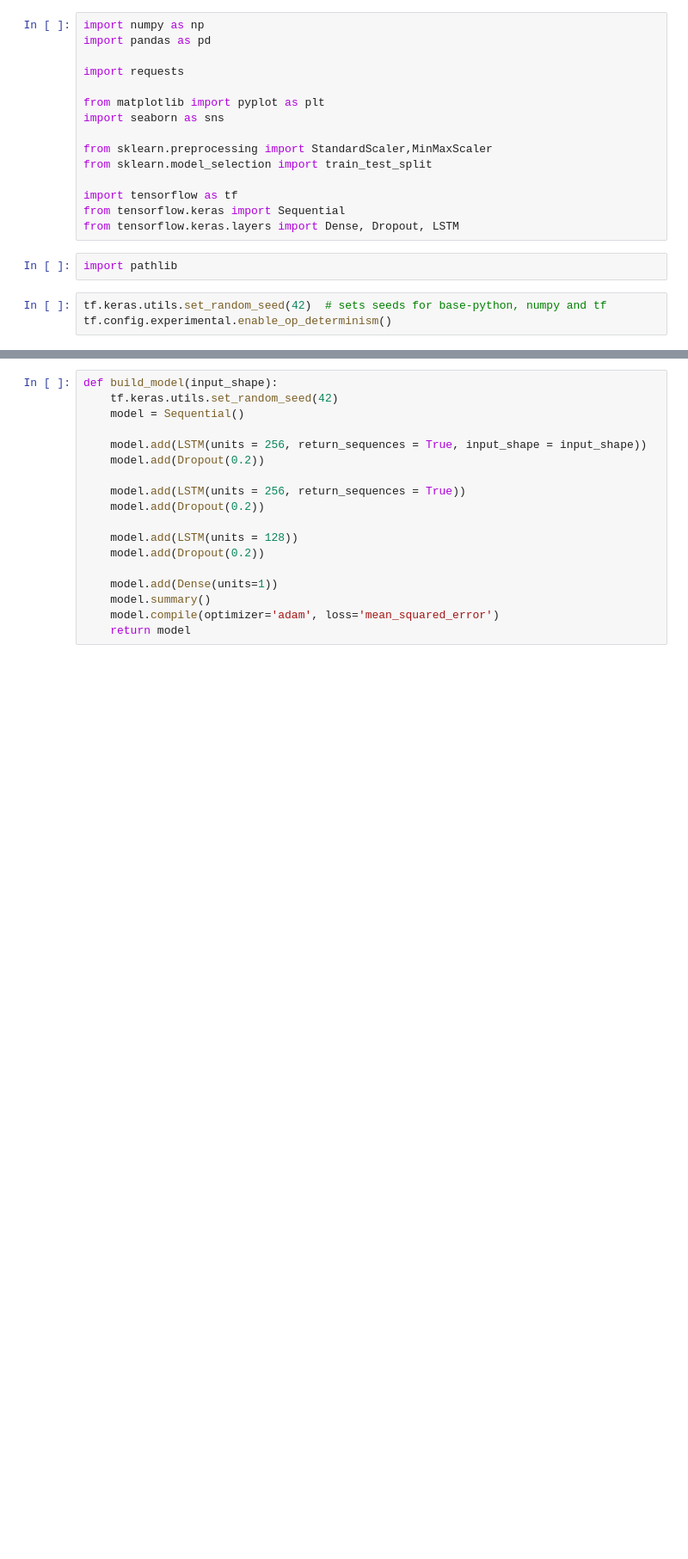
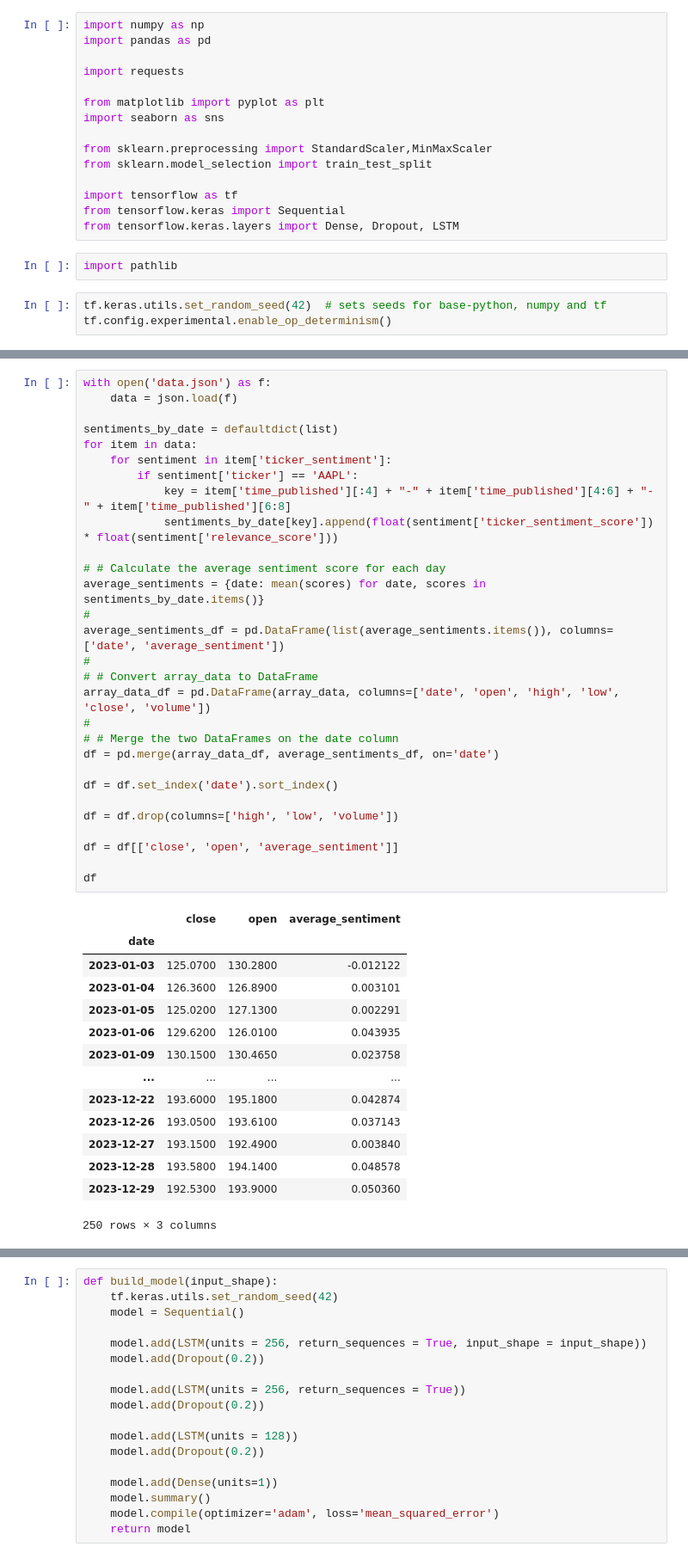
Before and after one commit to erayserter/investify, a Jupyter notebook: model/prediction/LSTM_model.ipynb, the cells around one changed output, grey strips where cells are left out. Shown at 86% size. Saved outputs shown, nothing was run; the diff lists cells and outputs as text; blank space fills up the shorter version.

```diff
--- a/model/prediction/LSTM_model.ipynb
+++ b/model/prediction/LSTM_model.ipynb
@@ -80,3 +33,47 @@ AttributeError: 'NoneType' object has no attribute 'items'
+# %%
+with open('data.json') as f:
+    data = json.load(f)
+
+sentiments_by_date = defaultdict(list)
+for item in data:
+    for sentiment in item['ticker_sentiment']:
+        if sentiment['ticker'] == 'AAPL':
+            key = item['time_published'][:4] + "-" + item['time_published'][4:6] + "-" + item['time_published'][6:8]
+            sentiments_by_date[key].append(float(sentiment['ticker_sentiment_score']) * float(sentiment['relevance_score']))
+
+# # Calculate the average sentiment score for each day
+average_sentiments = {date: mean(scores) for date, scores in sentiments_by_date.items()}
+#
+average_sentiments_df = pd.DataFrame(list(average_sentiments.items()), columns=['date', 'average_sentiment'])
+#
+# # Convert array_data to DataFrame
+array_data_df = pd.DataFrame(array_data, columns=['date', 'open', 'high', 'low', 'close', 'volume'])
+#
+# # Merge the two DataFrames on the date column
+df = pd.merge(array_data_df, average_sentiments_df, on='date')
+
+df = df.set_index('date').sort_index()
+
+df = df.drop(columns=['high', 'low', 'volume'])
+
+df = df[['close', 'open', 'average_sentiment']]
+
+df
+# %% [output]
+|  | close | open | average_sentiment |
+| date |  |  |  |
+| 2023-01-03 | 125.0700 | 130.2800 | -0.012122 |
+| 2023-01-04 | 126.3600 | 126.8900 | 0.003101 |
+| 2023-01-05 | 125.0200 | 127.1300 | 0.002291 |
+| 2023-01-06 | 129.6200 | 126.0100 | 0.043935 |
+| 2023-01-09 | 130.1500 | 130.4650 | 0.023758 |
+| ... | ... | ... | ... |
+| 2023-12-22 | 193.6000 | 195.1800 | 0.042874 |
+| 2023-12-26 | 193.0500 | 193.6100 | 0.037143 |
+| 2023-12-27 | 193.1500 | 192.4900 | 0.003840 |
+| 2023-12-28 | 193.5800 | 194.1400 | 0.048578 |
+| 2023-12-29 | 192.5300 | 193.9000 | 0.050360 |
+250 rows × 3 columns
 # %%
 scaler = MinMaxScaler()
 scaler = scaler.fit(df.iloc[:-30, :])
```
Also changed, not shown: parts of 13 cells of this notebook.
